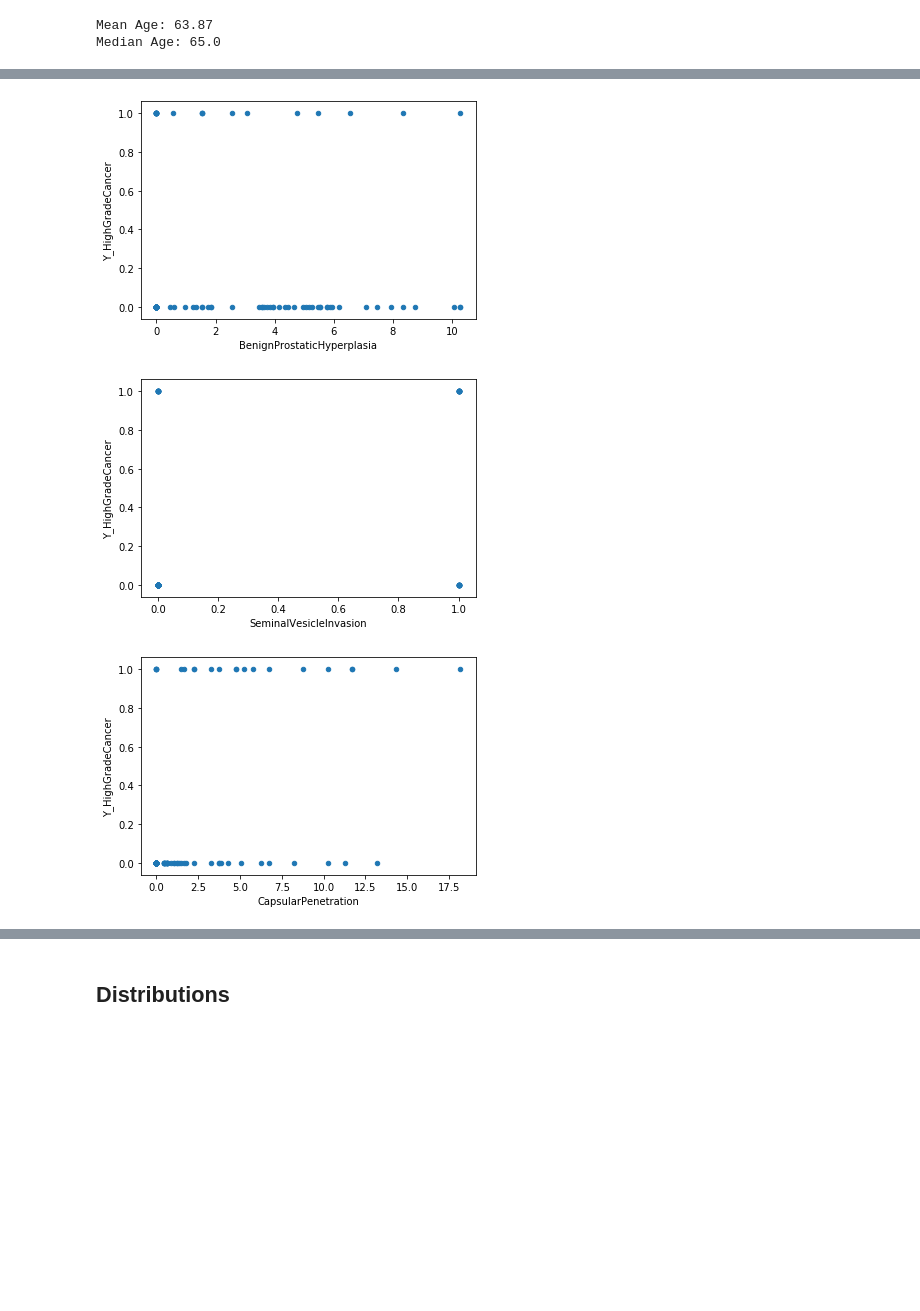
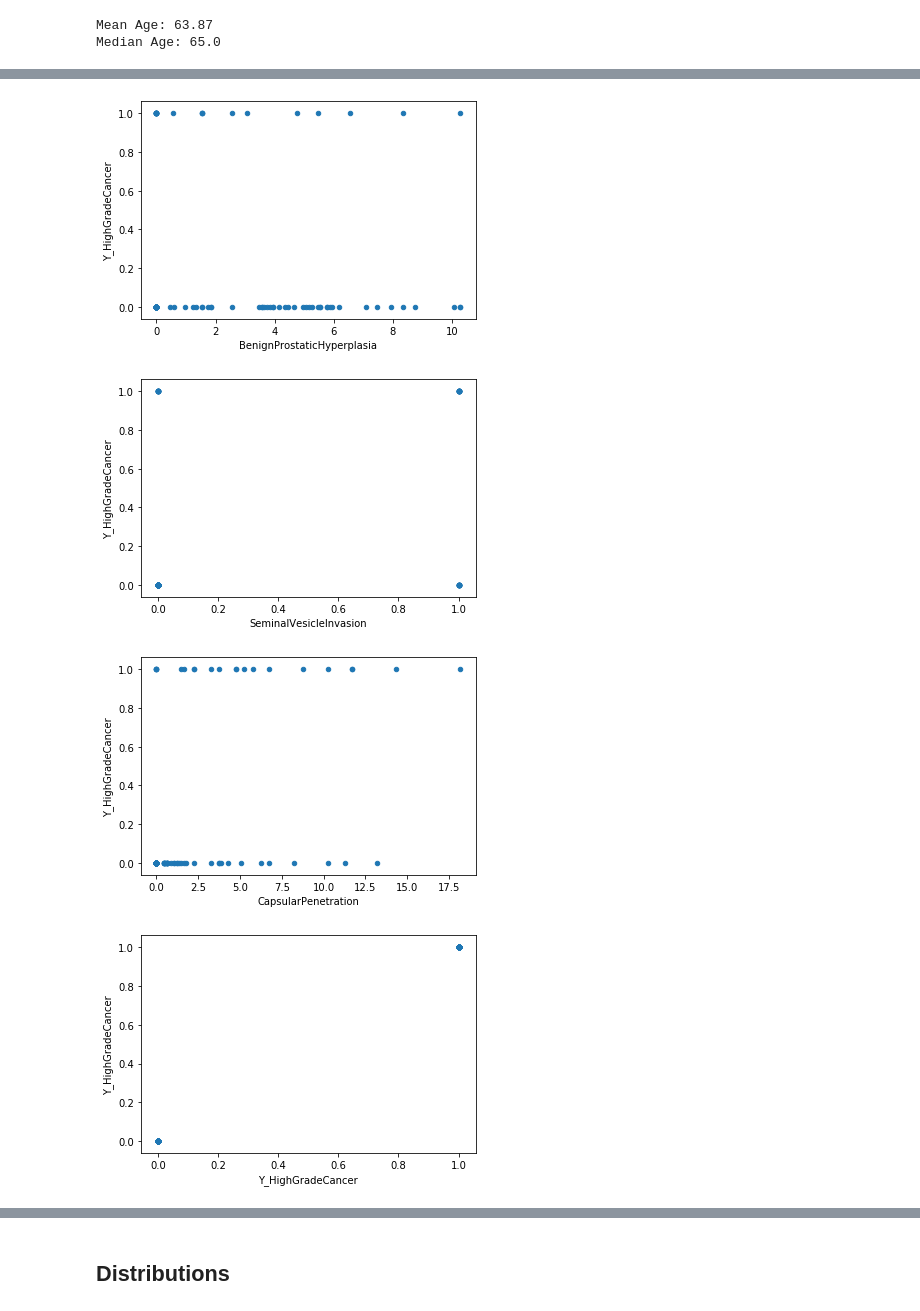
Before and after one commit to josiwala/prostate-cancer, a Jupyter notebook: notebooks/2.0-jo-data-exploration.ipynb, the cells around one changed output, grey strips where cells are left out. Saved outputs shown, nothing was run; the diff lists cells and outputs as text; code cells hidden in the pictures; blank space fills up the shorter version.

```diff
--- a/notebooks/2.0-jo-data-exploration.ipynb
+++ b/notebooks/2.0-jo-data-exploration.ipynb
@@ -138,15 +153,16 @@ print(f'Median Age: {df.Age.median()}')
 Mean Age: 63.87
 Median Age: 65.0
 # %%
-# print all relevant scatter plots; examine visuals for outliers
-cols = [column for column in df.columns if column not in ['Y_HighGradeCancer', 'GleasonScore']]
+# print all relevant scatter plots
+# examine visuals for outliers
 for col in cols:
     df[['Y_HighGradeCancer', col]].plot.scatter(x=col, y='Y_HighGradeCancer');
 # %% [output]
 [figure]
 [figure]
 [figure]
 [figure]
 [figure]
 [figure]
 [figure]
+[figure, added]
```
Also changed, not shown: parts of 53 cells of this notebook, 1 other file.
